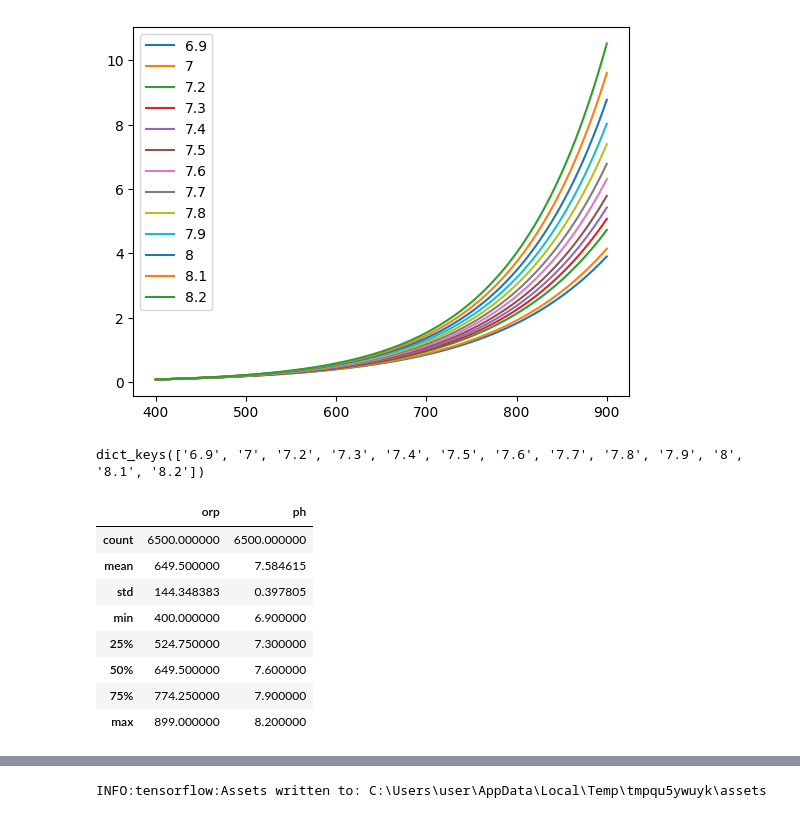
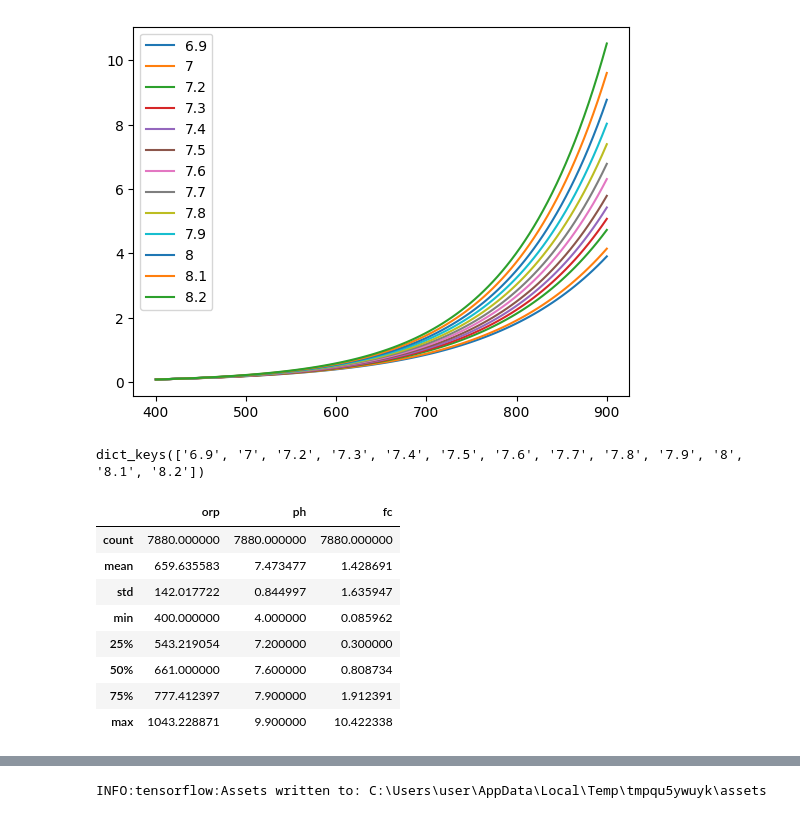
Before and after one commit to mzakharo/tubby, a Jupyter notebook: fc_model.ipynb, the cells around one changed output, grey strips where cells are left out. Saved outputs shown, nothing was run; the diff lists cells and outputs as text; code cells hidden in the pictures.

```diff
--- a/fc_model.ipynb
+++ b/fc_model.ipynb
@@ -54,3 +54,19 @@ print(dataset_orig)
 298  751  8.2  2.5
 
 [299 rows x 3 columns]
+# %%
+phmodels = {}
+for i, ppm in enumerate(labels):
+    data = df_orig[df['ppm CL'] == ppm]
+    data =data.transpose()
+    data.index = np.float64(data.index)
+    lmodel = lmfit.models.LinearModel()
+    xdata = data.index
+    ydata = data[i]
+    params = lmodel.guess(ydata, x=xdata)
+    fit = lmodel.fit(ydata, params, x=xdata)
+    phmodels[ppm] = fit
+    #plt.figure()
+    #fit.plot_fit(title=ppm)
+    #break
+print(phmodels.keys())
@@ -82,21 +109,28 @@ plt.show()
 # %%
 vs = []
 print(models.keys())
 for ph, fit in models.items():
     for orp in range(400, 900):
         fc = fit.eval(x=orp)
-        vs.append((orp, float(ph), fc))
+        vs.append((float(orp), float(ph), float(fc)))
+
+for fc, fit in phmodels.items():
+    for x in range(40, 100):
+        ph = x / 10
+        orp = fit.eval(x=ph)
+        vs.append((float(orp), ph, float(fc)))
+
 dataset = pd.DataFrame(vs, columns= ('orp', 'ph', 'fc'))
 dataset.describe()
 # %% [output]
 dict_keys(['6.9', '7', '7.2', '7.3', '7.4', '7.5', '7.6', '7.7', '7.8', '7.9', '8', '8.1', '8.2'])
-|  | orp | ph |
-| count | 6500.000000 | 6500.000000 |
-| mean | 649.500000 | 7.584615 |
-| std | 144.348383 | 0.397805 |
-| min | 400.000000 | 6.900000 |
-| 25% | 524.750000 | 7.300000 |
-| 50% | 649.500000 | 7.600000 |
-| 75% | 774.250000 | 7.900000 |
-| max | 899.000000 | 8.200000 |
+|  | orp | ph | fc |
+| count | 7880.000000 | 7880.000000 | 7880.000000 |
+| mean | 659.635583 | 7.473477 | 1.428691 |
+| std | 142.017722 | 0.844997 | 1.635947 |
+| min | 400.000000 | 4.000000 | 0.085962 |
+| 25% | 543.219054 | 7.200000 | 0.300000 |
+| 50% | 661.000000 | 7.600000 | 0.808734 |
+| 75% | 777.412397 | 7.900000 | 1.912391 |
+| max | 1043.228871 | 9.900000 | 10.422338 |
 # %%
```
Also changed, not shown: parts of 10 cells of this notebook, 2 other files.
